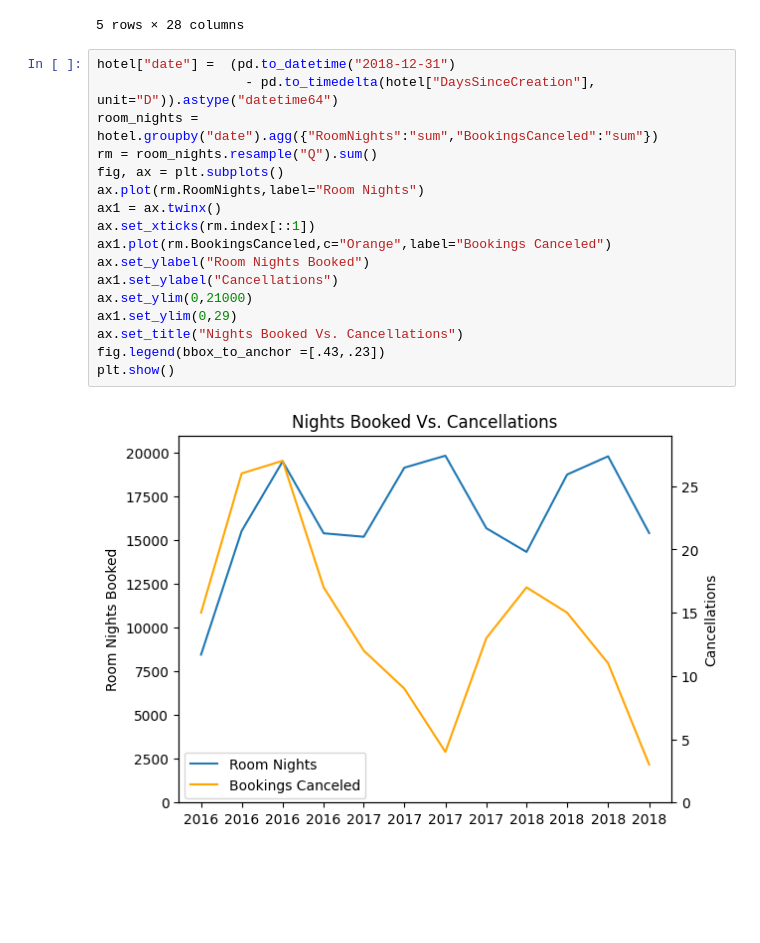
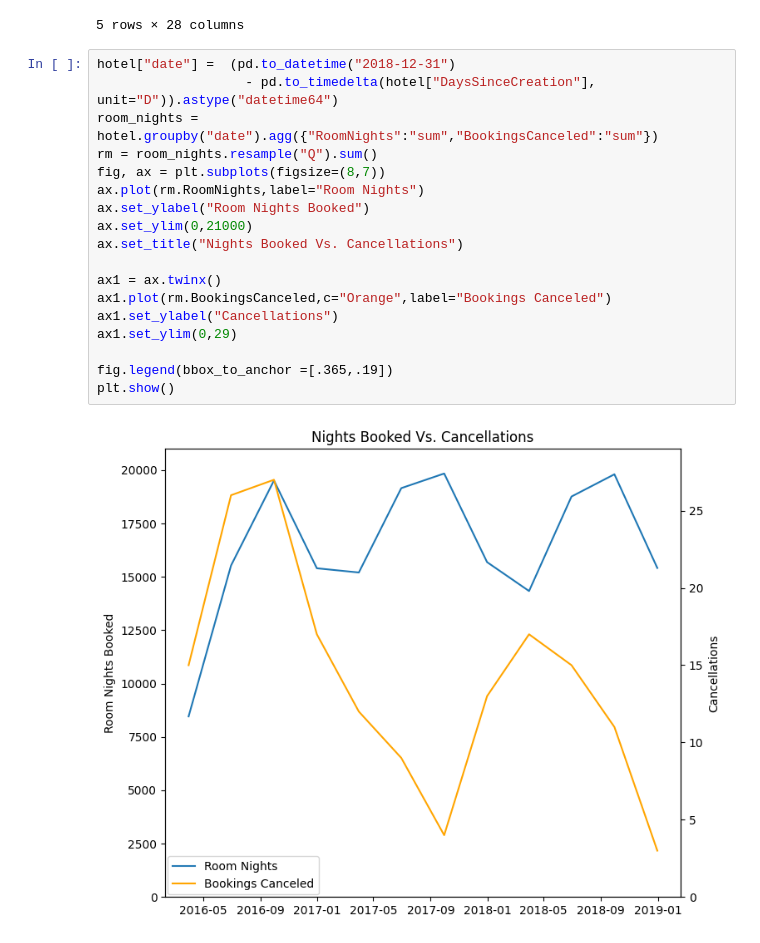
Before and after one commit to HariSudhan76/DataVisualization, a Jupyter notebook: MatplotlibBasics.ipynb, the cells around one changed output. Saved outputs shown, nothing was run; the diff lists cells and outputs as text; blank space fills up the shorter version.

```diff
--- a/MatplotlibBasics.ipynb
+++ b/MatplotlibBasics.ipynb
@@ -90,19 +90,20 @@ hotel.head()
 # %%
 hotel["date"] =  (pd.to_datetime("2018-12-31")
                    - pd.to_timedelta(hotel["DaysSinceCreation"], unit="D")).astype("datetime64")
 room_nights = hotel.groupby("date").agg({"RoomNights":"sum","BookingsCanceled":"sum"})
 rm = room_nights.resample("Q").sum()
-fig, ax = plt.subplots()
+fig, ax = plt.subplots(figsize=(8,7))
 ax.plot(rm.RoomNights,label="Room Nights")
+ax.set_ylabel("Room Nights Booked")
+ax.set_ylim(0,21000)
+ax.set_title("Nights Booked Vs. Cancellations")
+
 ax1 = ax.twinx()
-ax.set_xticks(rm.index[::1])
 ax1.plot(rm.BookingsCanceled,c="Orange",label="Bookings Canceled")
-ax.set_ylabel("Room Nights Booked")
 ax1.set_ylabel("Cancellations")
-ax.set_ylim(0,21000)
 ax1.set_ylim(0,29)
-ax.set_title("Nights Booked Vs. Cancellations")
-fig.legend(bbox_to_anchor =[.43,.23])
+
+fig.legend(bbox_to_anchor =[.365,.19])
 plt.show()
 # %% [output]
-[figure, old version]
+[figure, new version]
```
Also changed, not shown: parts of 1 cell of this notebook.
